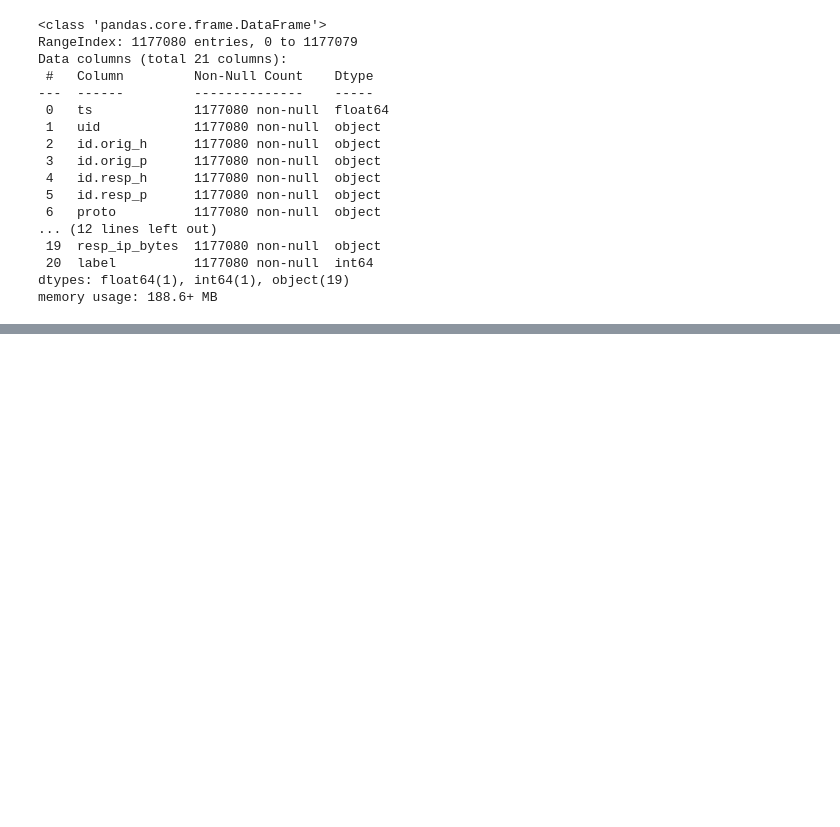
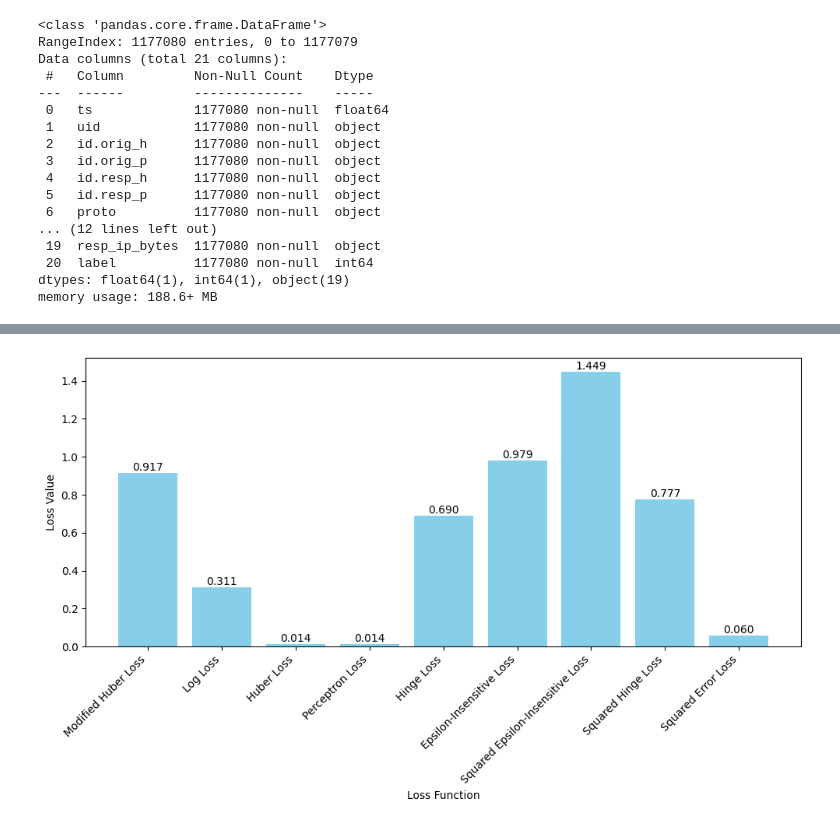
Before and after one commit to Amonion/iot_bot_detector, a Jupyter notebook: CTU_FEATURE_SELECTION.ipynb, the cells around one changed output, grey strips where cells are left out. Saved outputs shown, nothing was run; the diff lists cells and outputs as text; code cells hidden in the pictures; blank space fills up the shorter version.

```diff
--- a/CTU_FEATURE_SELECTION.ipynb
+++ b/CTU_FEATURE_SELECTION.ipynb
@@ -82,3 +180,102 @@ fig.show()
+# %%
+X, y = make_classification(n_samples=5000, n_features=20, random_state=42)
+X_train, X_test, y_train, y_test = train_test_split(X, y, test_size=0.3, random_state=42)
+
+models = {
+    "SGD (Modified Huber)": SGDClassifier(loss="modified_huber", random_state=42),
+    "SGD (Hinge)": SGDClassifier(loss="hinge", random_state=42),
+    "SGD (Perceptron)": SGDClassifier(loss="perceptron", random_state=42),
+    "SGD (Huber)": SGDClassifier(loss="huber", epsilon=0.1, random_state=42),
+    "Logistic Regression": LogisticRegression(solver="liblinear", random_state=42),
+    "AdaBoost": AdaBoostClassifier(random_state=42),
+    "Random Forest": RandomForestClassifier(random_state=42),
+    "Gradient Boosting": GradientBoostingClassifier(random_state=42),
+    "SVM": SVC(probability=True, random_state=42),
+    "Neural Network (MLP)": MLPClassifier(hidden_layer_sizes=(128,), max_iter=300, random_state=42)
+}
+
+results = {}
+
+for name, model in models.items():
+    start_time = time.time()
+    model.fit(X_train, y_train)
+    training_time = time.time() - start_time
+    y_pred = model.predict(X_test)
+
+    results[name] = {
+        "training_time": training_time,
+        "accuracy": accuracy_score(y_test, y_pred)
+    }
+
+    if hasattr(model, "predict_proba"):
+        y_pred_proba = model.predict_proba(X_test)[:, 1]
+    elif hasattr(model, "decision_function"):
+        y_pred_proba = model.decision_function(X_test)
+    else:
+        y_pred_proba = None
+
+    if "SGD" in name:
+        if "Modified Huber" in name:
+            results[name]["Modified Huber Loss"] = np.mean(
+                np.maximum(0, 1 - y_test * y_pred_proba) +
+                0.5 * np.maximum(0, 1 - y_test * y_pred_proba) ** 2
+            )
+        elif "Hinge" in name:
+            results[name]["Hinge Loss"] = np.mean(np.maximum(0, 1 - y_test * y_pred_proba))
+        elif "Perceptron" in name:
+            results[name]["Perceptron Loss"] = np.mean(np.maximum(0, -y_test * y_pred_proba))
+        elif "Huber" in name:
+            results[name]["Huber Loss"] = np.mean(np.where(
+                np.abs(y_test - y_pred) <= 0.1,  # Epsilon value
+                0.5 * (y_test - y_pred) ** 2,
+                0.1 * (np.abs(y_test - y_pred) - 0.5 * 0.1)
+            ))
+    if "Logistic Regression" in name or "MLP" in name:
+        if y_pred_proba is not None:
+            results[name]["Log Loss"] = log_loss(y_test, model.predict_proba(X_test))
+    if "Gradient Boosting" in name or "Random Forest" in name or "AdaBoost" in name:
+        if y_pred_proba is not None:
+            results[name]["Squared Error Loss"] = mean_squared_error(y_test, y_pred_proba)
+
+if "SVM" in results:
+    epsilon = 0.1
+    y_pred_svm = models["SVM"].decision_function(X_test)
+    results["SVM"]["Epsilon-Insensitive Loss"] = np.mean(
+        np.maximum(0, np.abs(y_test - y_pred_svm) - epsilon)
+    )
+    results["SVM"]["Squared Epsilon-Insensitive Loss"] = np.mean(
+        np.maximum(0, np.abs(y_test - y_pred_svm) - epsilon) ** 2
+    )
+    results["SVM"]["Squared Hinge Loss"] = np.mean(np.maximum(0, 1 - y_test * y_pred_svm) ** 2)
+
+loss_names = set()
+for metrics in results.values():
+    loss_names.update(metrics.keys())
+loss_names = [loss for loss in loss_names if "Loss" in loss]
+
+best_losses = {}
+for loss in loss_names:
+    best_value = float('inf')
+    for model_name, metrics in results.items():
+        if loss in metrics:
+            best_value = min(best_value, metrics[loss])
+    if best_value != float('inf'):
+        best_losses[loss] = best_value
+
+plt.figure(figsize=(10, 6))
+bars = plt.bar(best_losses.keys(), best_losses.values(), color='skyblue')
+
+for bar in bars:
+    height = bar.get_height()
+    plt.text(bar.get_x() + bar.get_width() / 2, height, f'{height:.3f}', ha='center',va='bottom',fontsize=10, color='black')
+
+plt.xlabel("Loss Function")
+plt.ylabel("Loss Value")
+plt.xticks(rotation=45, ha="right")
+plt.tight_layout()
+plt.show()
+# %% [output]
+[figure, added]
 # %%
 for col in df.select_dtypes(include=['object']).columns:
     encoder = LabelEncoder()
```
Also changed, not shown: parts of 70 cells of this notebook, 2 other files.
